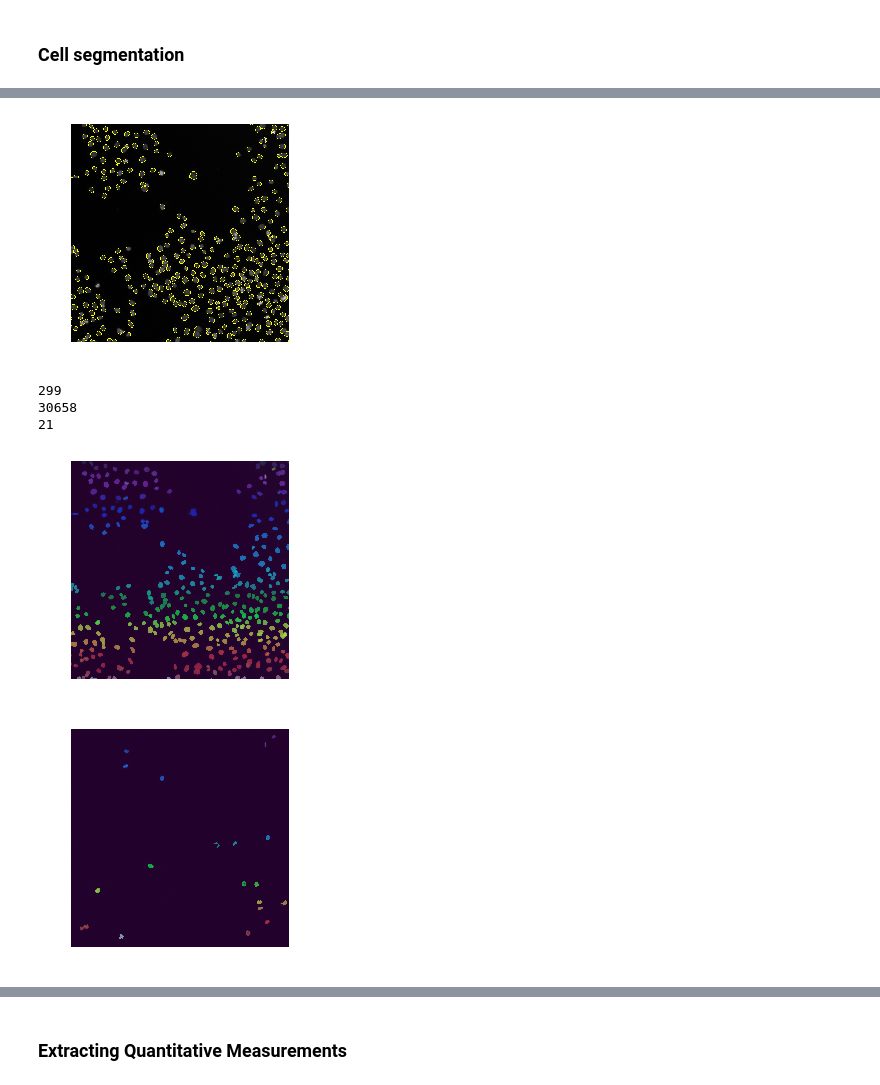
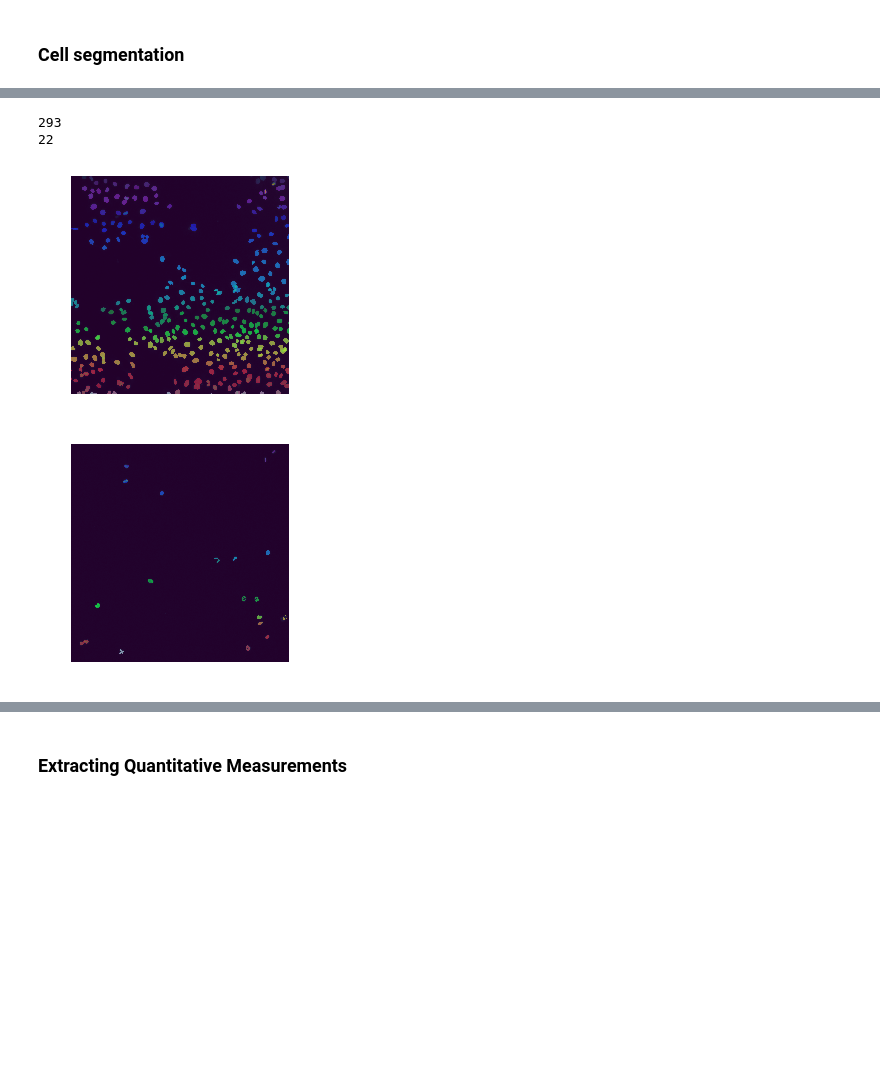
Before and after one commit to volker-baecker/jupyter-workshop-mifobio-2018, a Jupyter notebook: image_analysis.ipynb, the cells around one changed output, grey strips where cells are left out. Cells and saved outputs as stored; diff of their text form; code cells hidden in the pictures; blank space fills up the shorter version.

```diff
--- a/image_analysis.ipynb
+++ b/image_analysis.ipynb
@@ -204,26 +232,21 @@ Clipping input data to the valid range for imshow with RGB data ([0..1] for floa
 mask_nuc = np.zeros(nuc_norm.shape, dtype = bool)
 mask_nuc[nuc_norm > threshold_otsu(nuc_norm)] = 1
 
-mask_ph3 = np.zeros(ph3_norm.shape, dtype = bool)
-mask_ph3[ph3_norm > threshold_otsu(nuc_norm)] = 1
-
-fsobel = np.empty_like(cell_norm)
-fsobel = sobel(cell_norm)
-
-plt.imshow(fsobel)
+mask_mitosis = np.zeros(mitosis_norm.shape, dtype = bool)
+mask_mitosis[mitosis_norm > threshold_otsu(mitosis_norm)] = 1
 
 fig, ax = plt.subplots(1,3, figsize=(16,8))
 ax[0].imshow(nuc_norm, cmap = 'gray')
 ax[1].imshow(mask_nuc, cmap = 'gray')
 ax[2].imshow(nuc_norm, cmap = 'gray')
 ax[2].contour(mask_nuc, colors = 'r', linewidths = 0.1)
-ax[2].contour(mask_ph3, colors = 'y', linewidths = 0.1)
+ax[2].contour(mask_mitosis, colors = 'y', linewidths = 0.1)
 plt.show()
 
 fig, ax = plt.subplots(1,3, figsize=(16,8))
-ax[0].imshow(ph3_norm, cmap = 'gray')
-ax[1].imshow(mask_ph3, cmap = 'gray')
-ax[2].imshow(ph3_norm, cmap = 'gray')
-ax[2].contour(mask_ph3, colors = 'r', linewidths = 0.1)
+ax[0].imshow(mitosis_norm, cmap = 'gray')
+ax[1].imshow(mask_mitosis, cmap = 'gray')
+ax[2].imshow(mitosis_norm, cmap = 'gray')
+ax[2].contour(mask_mitosis, colors = 'r', linewidths = 0.1)
 plt.show()
 # %% [output]
@@ -233,31 +257,21 @@ plt.show()
 # %%
-plt.imshow(mark_boundaries(nuc_norm, mask_nuc))
+markers_nuc = label(mask_nuc, connectivity=2, return_num=True)
+markers_mitosis = label(mask_mitosis, connectivity=2, return_num=True)
+
+print markers_nuc[1]
+print markers_mitosis[1]
+
+plt.imshow(nuc_norm)
+plt.imshow(markers_nuc[0], cmap = "nipy_spectral", alpha = 0.5)
 plt.axis('off')
 plt.show()
 
-
-markers_nuc = label(mask_nuc, connectivity=1, return_num=True)
-print(markers_nuc[1])
-
-print(np.count_nonzero(markers_nuc[0]))
-
-markers_ph3 = label(mask_ph3, connectivity=1, return_num=True)
-print(markers_ph3[1])
-
-plt.imshow(nuc_norm)
-plt.imshow(markers_nuc[0], cmap = "nipy_spectral", alpha = 0.5)
-
+plt.imshow(mitosis_norm)
+plt.imshow(markers_mitosis[0], cmap = "nipy_spectral", alpha = 0.5)
 plt.axis('off')
 plt.show()
-
-plt.imshow(ph3_norm)
-plt.imshow(markers_ph3[0], cmap = "nipy_spectral", alpha = 0.5)
-plt.axis('off')
-plt.show()
 # %% [output]
+293
+22
-[figure, old version]
+[figure, new version]
-299
-30658
-21
-[figure, old version]
+[figure, new version]
-[figure, removed]
```
Also changed, not shown: parts of 28 cells of this notebook.
